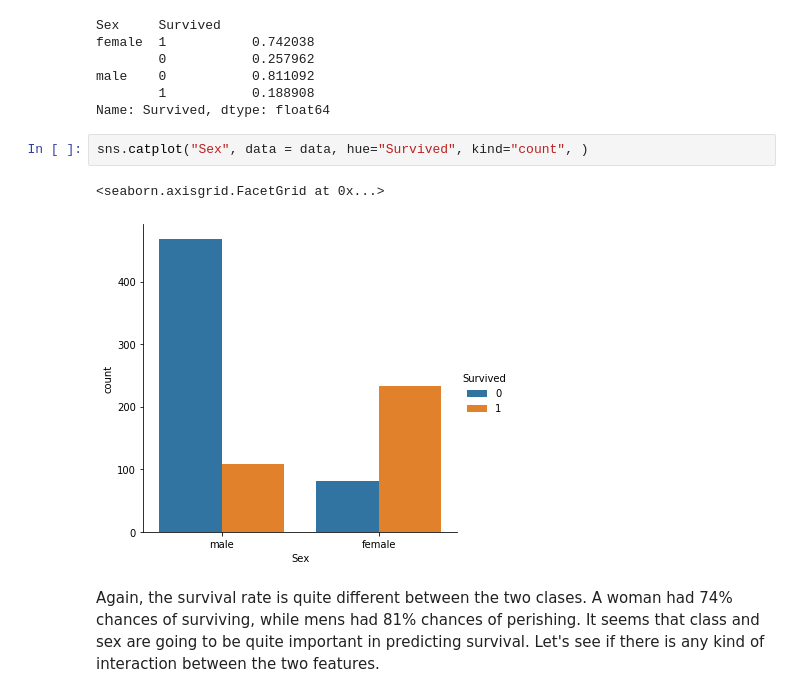
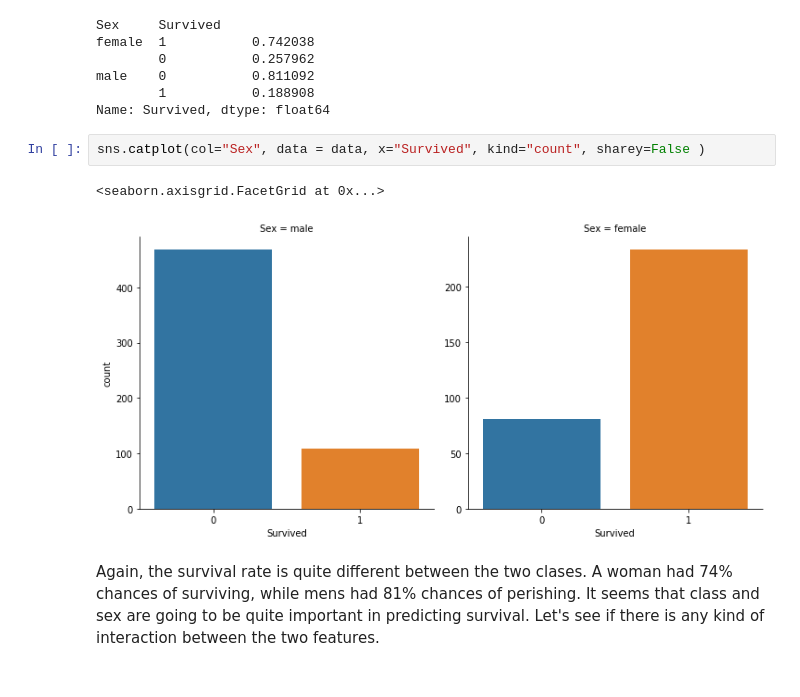
Before and after one commit to Amoralpa11/kaggle-titanic, a Jupyter notebook: data_exploratory_analysis.ipynb, the cells around one changed output. Drawn from its saved outputs; the diff is of its cells as text.

```diff
--- a/data_exploratory_analysis.ipynb
+++ b/data_exploratory_analysis.ipynb
@@ -139,10 +143,10 @@ male    0           0.811092
         1           0.188908
 Name: Survived, dtype: float64
 # %%
-sns.catplot("Sex", data = data, hue="Survived", kind="count", )
+sns.catplot(col="Sex", data = data, x="Survived", kind="count", sharey=False )
 # %% [output]
 <seaborn.axisgrid.FacetGrid at 0x...>
-[figure, old version]
+[figure, new version]
 # %% [markdown]
 Again, the survival rate is quite different between the two clases. A woman had 74% chances of surviving, while mens had 81% chances of perishing. It seems that class and sex are going to be quite important in predicting survival. Let's see if there is any kind of interaction between the two features.
 # %%
```
Also changed, not shown: parts of 34 cells of this notebook.
